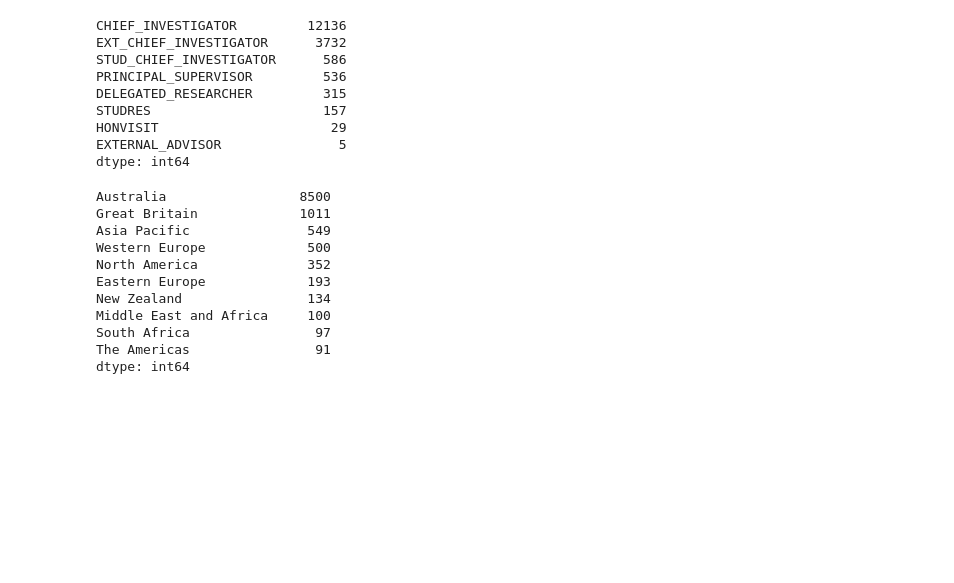
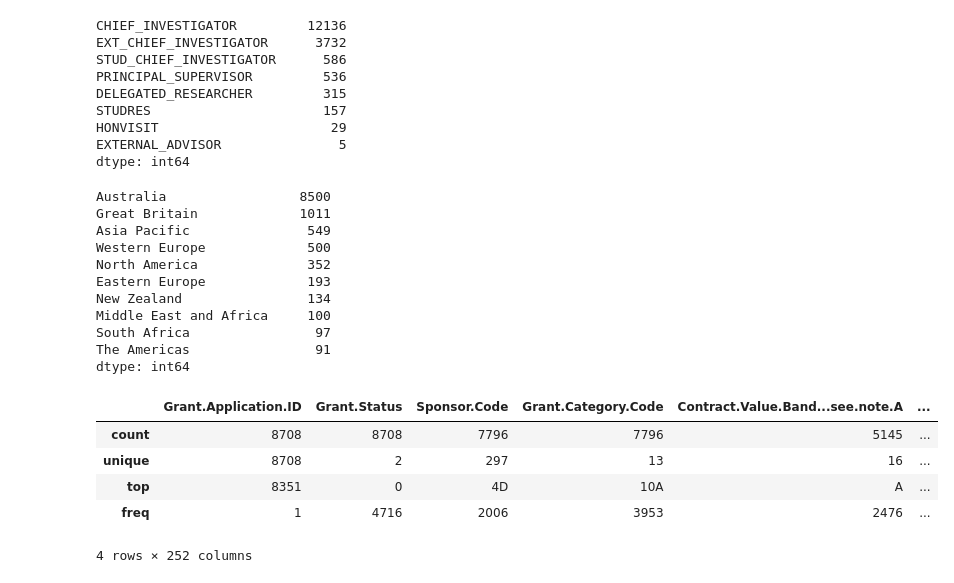
Before and after one commit to maximerihouey/grant_application, a Jupyter notebook: descriptive_analytics_ali.ipynb, the cells around one changed output. Drawn from its saved outputs; the diff is of its cells as text; code cells hidden in the pictures; blank space fills up the shorter version.

Commit message:
Work on missing values

```diff
--- a/descriptive_analytics_ali.ipynb
+++ b/descriptive_analytics_ali.ipynb
@@ -2,7 +2,7 @@
 import numpy as np
 import pandas as pd
 # %%
-data = pd.read_csv("data/unimelb_training.csv", header=0, dtype="str")
+data = pd.read_csv("../unimelb_training.csv", header=0, dtype="str")
 # %%
 data.head()
 # %% [output]
@@ -94,3 +94,12 @@ Middle East and Africa     100
 South Africa                97
 The Americas                91
 dtype: int64
+# %%
+data.describe()
+# %% [output]
+|  | Grant.Application.ID | Grant.Status | Sponsor.Code | Grant.Category.Code | Contract.Value.Band...see.note.A | ... |
+| count | 8708 | 8708 | 7796 | 7796 | 5145 | ... |
+| unique | 8708 | 2 | 297 | 13 | 16 | ... |
+| top | 8351 | 0 | 4D | 10A | A | ... |
+| freq | 1 | 4716 | 2006 | 3953 | 2476 | ... |
+4 rows × 252 columns
```
Also changed, not shown: parts of 35 cells of this notebook.
